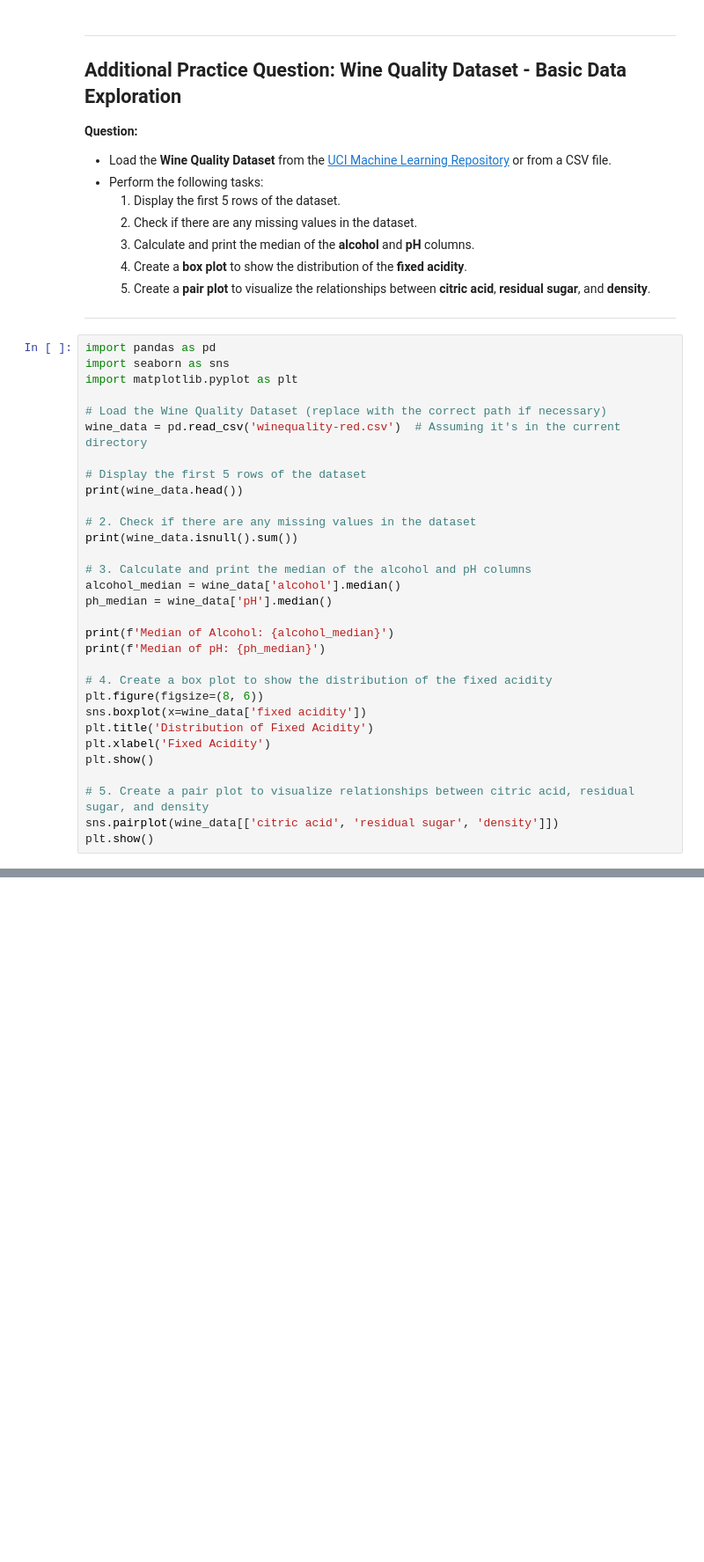
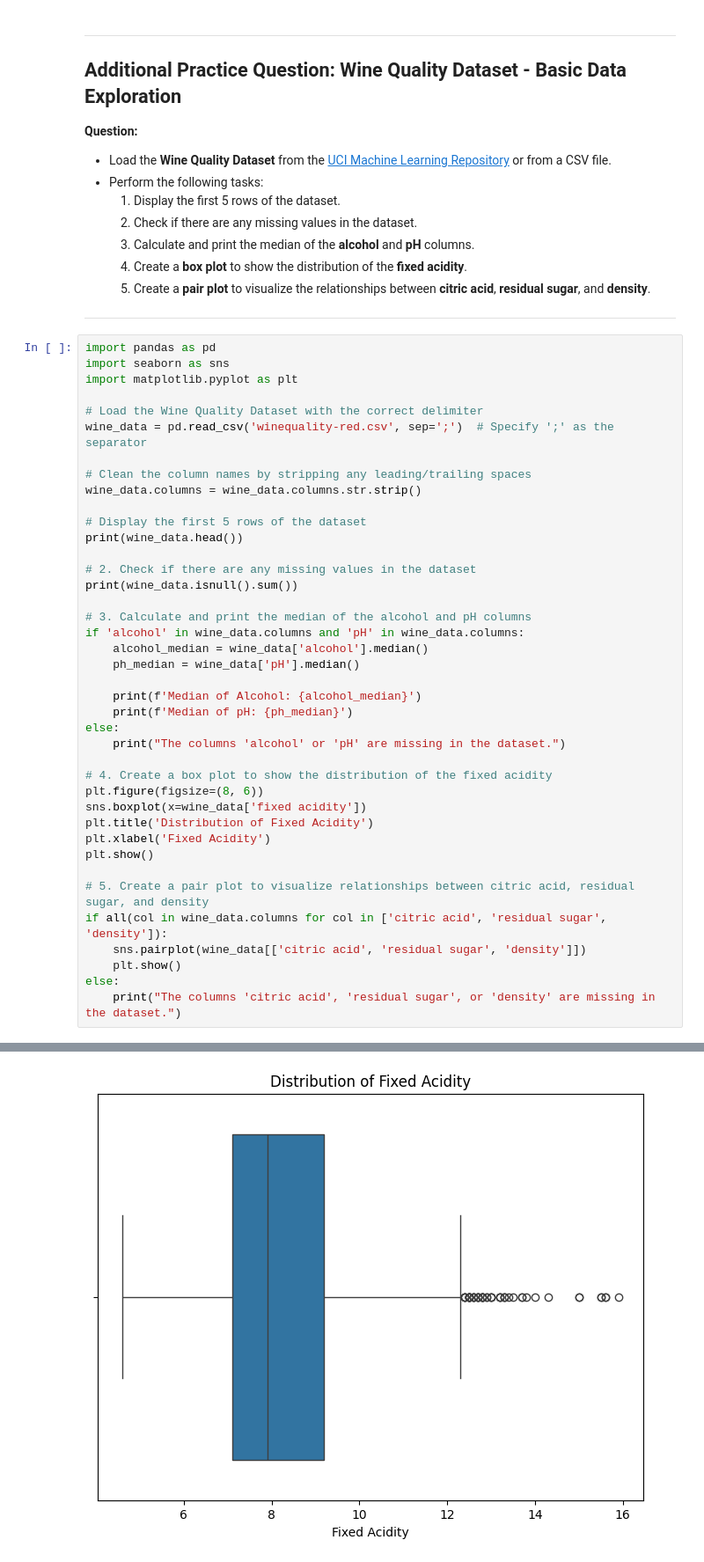
Before and after one commit to acharya-2226/data-science, a Jupyter notebook: Lab_4/Lab_4_Lab-task.ipynb, the cells around one changed output, grey strips where cells are left out. Shown: that part at 88% size. Cells and saved outputs as stored; diff of their text form; blank space fills up the shorter version.

```diff
--- a/Lab_4/Lab_4_Lab-task.ipynb
+++ b/Lab_4/Lab_4_Lab-task.ipynb
@@ -168,8 +168,11 @@ import pandas as pd
 import seaborn as sns
 import matplotlib.pyplot as plt
 
-# Load the Wine Quality Dataset (replace with the correct path if necessary)
-wine_data = pd.read_csv('winequality-red.csv')  # Assuming it's in the current directory
+# Load the Wine Quality Dataset with the correct delimiter
+wine_data = pd.read_csv('winequality-red.csv', sep=';')  # Specify ';' as the separator
+
+# Clean the column names by stripping any leading/trailing spaces
+wine_data.columns = wine_data.columns.str.strip()
 
 # Display the first 5 rows of the dataset
 print(wine_data.head())
@@ -178,11 +181,14 @@ print(wine_data.head())
 print(wine_data.isnull().sum())
 
 # 3. Calculate and print the median of the alcohol and pH columns
-alcohol_median = wine_data['alcohol'].median()
-ph_median = wine_data['pH'].median()
+if 'alcohol' in wine_data.columns and 'pH' in wine_data.columns:
+    alcohol_median = wine_data['alcohol'].median()
+    ph_median = wine_data['pH'].median()
 
-print(f'Median of Alcohol: {alcohol_median}')
-print(f'Median of pH: {ph_median}')
+    print(f'Median of Alcohol: {alcohol_median}')
+    print(f'Median of pH: {ph_median}')
+else:
+    print("The columns 'alcohol' or 'pH' are missing in the dataset.")
 
 # 4. Create a box plot to show the distribution of the fixed acidity
 plt.figure(figsize=(8, 6))
@@ -192,6 +198,9 @@ plt.xlabel('Fixed Acidity')
 plt.show()
 
 # 5. Create a pair plot to visualize relationships between citric acid, residual sugar, and density
-sns.pairplot(wine_data[['citric acid', 'residual sugar', 'density']])
-plt.show()
+if all(col in wine_data.columns for col in ['citric acid', 'residual sugar', 'density']):
+    sns.pairplot(wine_data[['citric acid', 'residual sugar', 'density']])
+    plt.show()
+else:
+    print("The columns 'citric acid', 'residual sugar', or 'density' are missing in the dataset.")
 # %% [output]
@@ -206,0 +224 @@ KeyError: 'alcohol'
+[figure, added]
```
Also changed, not shown: parts of 1 cell of this notebook, 3 other files.
